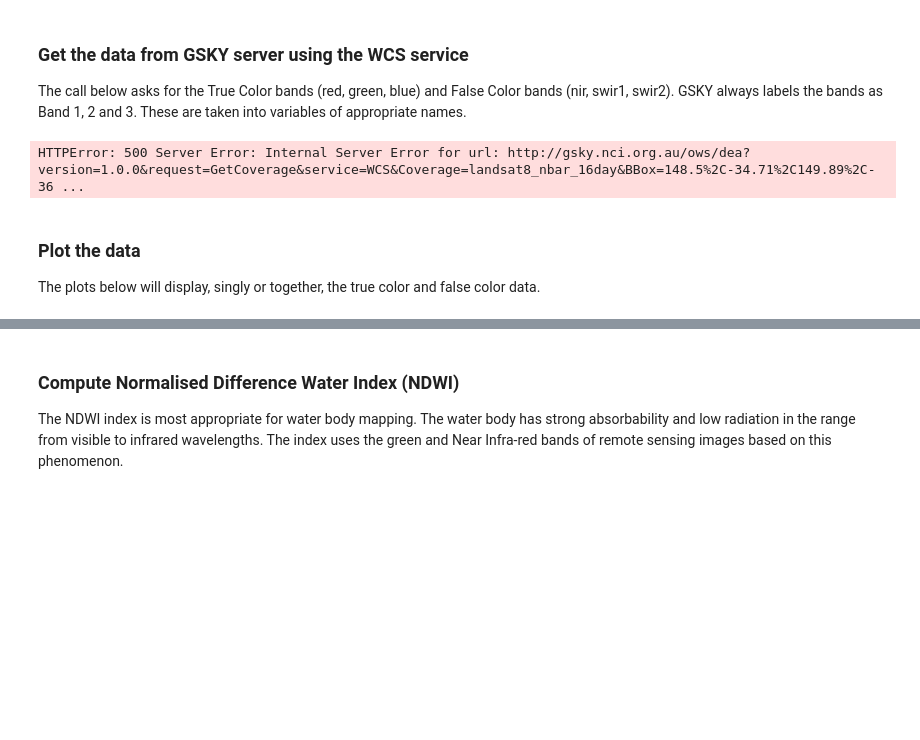
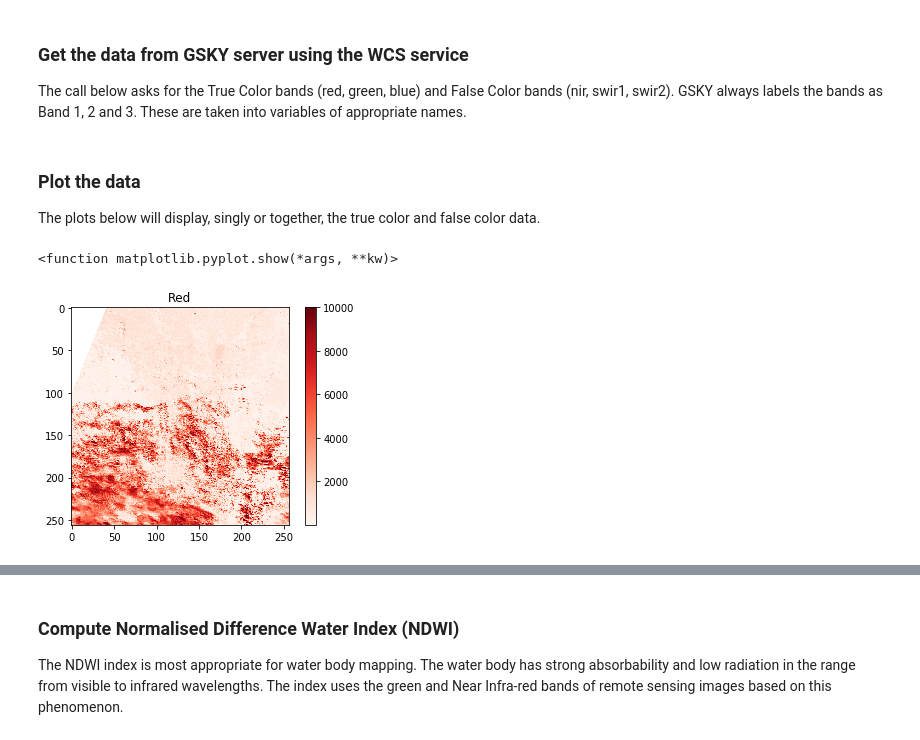
Before and after one commit to asivapra/gsky-demos, a Jupyter notebook: DEA_to_GSKY_Example_9_Diskless.ipynb, the cells around one changed output, grey strips where cells are left out. Drawn from its saved outputs; the diff is of its cells as text; code cells hidden in the pictures; blank space fills up the shorter version.

Commit message:
GSKY WCS service via Diskless NetCDF

```diff
--- a/DEA_to_GSKY_Example_9_Diskless.ipynb
+++ b/DEA_to_GSKY_Example_9_Diskless.ipynb
@@ -135,9 +136,9 @@ output = wcs.getCoverage(identifier=layer, Styles='tc',
                          crs='EPSG:4326', width=256, height=256)
 # Read the output into diskless NetCDF
 nc = Dataset('dtemp.nc','r',diskless=True,persist=False, memory=output.read())
-r = nc.variables['Band1'][:]
-g = nc.variables['Band2'][:]
-b = nc.variables['Band3'][:]
+red = nc.variables['Band1'][:]
+green = nc.variables['Band2'][:]
+blue = nc.variables['Band3'][:]
 
 # print(output.geturl())
 
@@ -147,21 +148,22 @@ output = wcs.getCoverage(identifier=layer, Styles='fc',
                          crs='EPSG:4326', width=256, height=256)
 # Read the output into diskless NetCDF
 nc = Dataset('dtemp.nc','r',diskless=True,persist=False, memory=output.read())
-s1 = nc.variables['Band1'][:]
-n = nc.variables['Band2'][:]
-g = nc.variables['Band3'][:]
+swir1 = nc.variables['Band1'][:]
+nir = nc.variables['Band2'][:]
+green = nc.variables['Band3'][:]
 
 # print(output.geturl())
-# %% [output]
-HTTPError: 500 Server Error: Internal Server Error for url: http://gsky.nci.org.au/ows/dea?version=1.0.0&request=GetCoverage&service=WCS&Coverage=landsat8_nbar_16day&BBox=148.5%2C-34.71%2C149.89%2C-36 ...
 # %% [markdown]
 ### Plot the data
 
 The plots below will display, singly or together, the true color and false color data.
 # %%
-plt.imshow(b, cmap='Blues')
-plt.title('Blue')
+plt.imshow(red, cmap='Reds')
+plt.title('Red')
 plt.colorbar()
 plt.show
+# %% [output]
+<function matplotlib.pyplot.show(*args, **kw)>
+[figure, added]
 # %%
 # Plot the green band from true color
```
Also changed, not shown: parts of 12 cells of this notebook, 7 other files.
